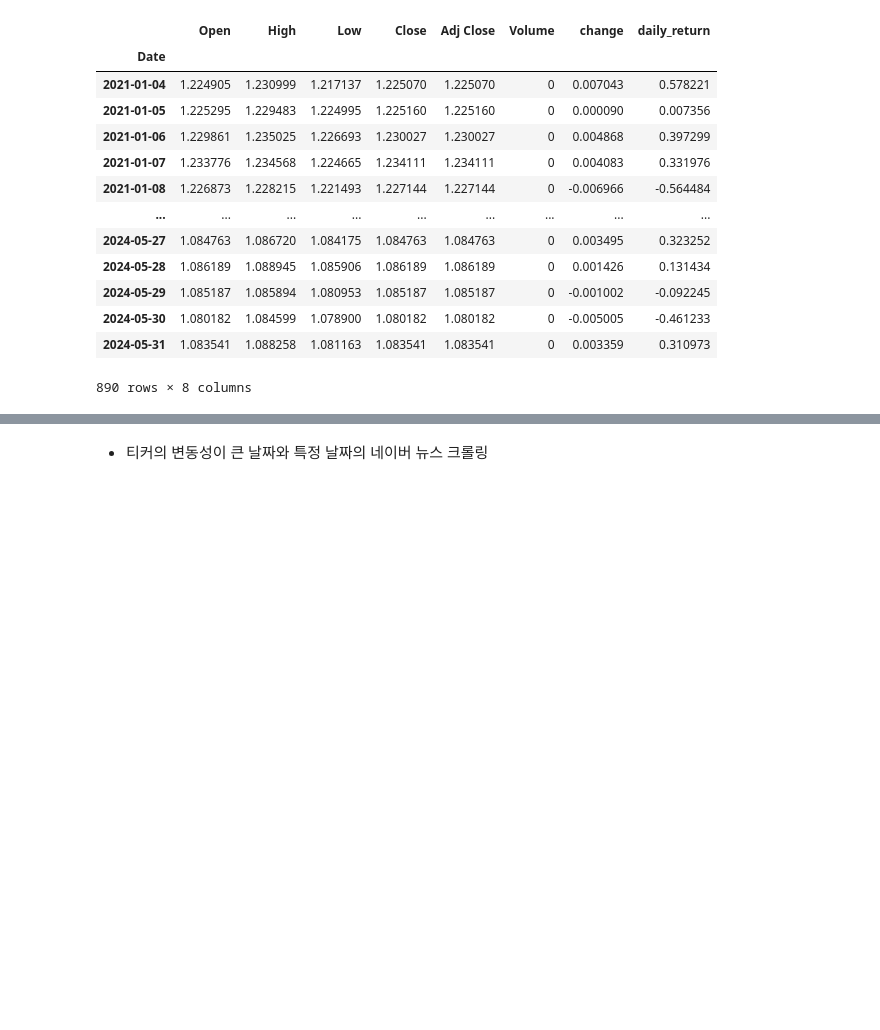
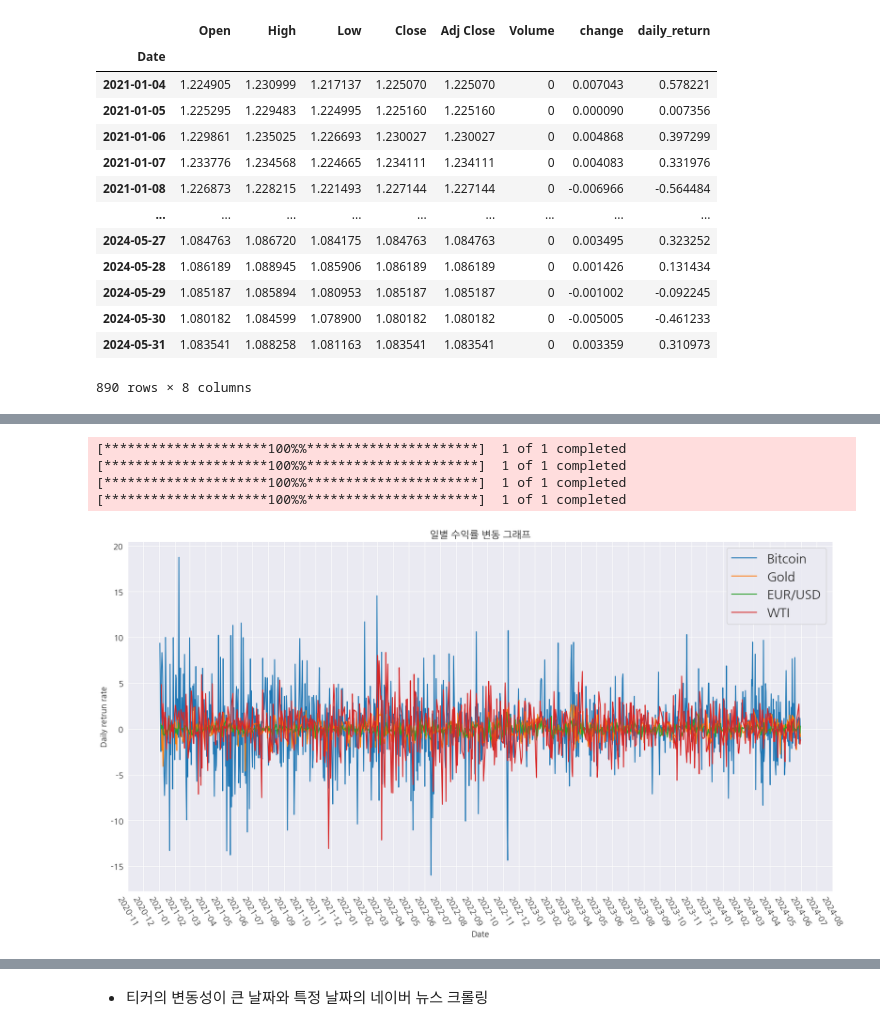
Before and after one commit to Ahram-Jeong/python-ml, a Jupyter notebook: project/yahoo_finance_ data_analysis.ipynb, the cells around one changed output, grey strips where cells are left out. Saved outputs shown, nothing was run; the diff lists cells and outputs as text; code cells hidden in the pictures; blank space fills up the shorter version.

```diff
--- a/project/yahoo_finance_ data_analysis.ipynb
+++ b/project/yahoo_finance_ data_analysis.ipynb
@@ -73 +140,31 @@ plt.show()
+# %%
+# daily return rate change graph
+# 일별 수익률 (=증감률)의 변동성 확인
+d_y1 = daily_return_rate(bitcoin, start_date, end_date)
+d_y2 = daily_return_rate(gold, start_date, end_date)
+d_y3 = daily_return_rate(usd, start_date, end_date)
+d_y4 = daily_return_rate(wti, start_date, end_date)
+
+plt.rc("font", family = "NanumGothic", size = 13)
+plt.rcParams["axes.unicode_minus"] = False
+plt.figure(figsize = (20, 10))
+plt.plot(d_y1.index, d_y1, label = "Bitcoin")
+plt.plot(d_y2.index, d_y2, label = "Gold")
+plt.plot(d_y3.index, d_y3, label = "EUR/USD")
+plt.plot(d_y4.index, d_y4, label = "WTI")
+plt.legend(loc = "best", prop = {"size":20})
+plt.xlabel("Date")
+plt.ylabel("Daily retrun rate")
+plt.gca().xaxis.set_major_locator(mdates.MonthLocator())
+plt.gca().xaxis.set_major_formatter(mdates.DateFormatter("%Y-%m"))
+plt.xticks(rotation = 300)
+plt.grid(True)
+plt.title("일별 수익률 변동 그래프")
+plt.show()
+# %% [output]
+[*********************100%%**********************]  1 of 1 completed
+[*********************100%%**********************]  1 of 1 completed
+[*********************100%%**********************]  1 of 1 completed
+[*********************100%%**********************]  1 of 1 completed
+[figure, added]
 # %%
```
Also changed, not shown: parts of 23 cells of this notebook.
